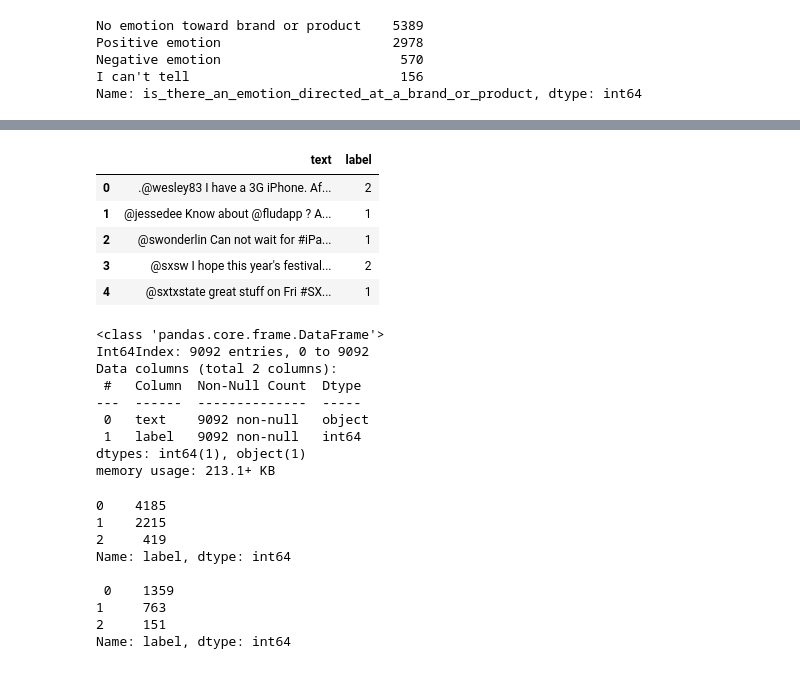
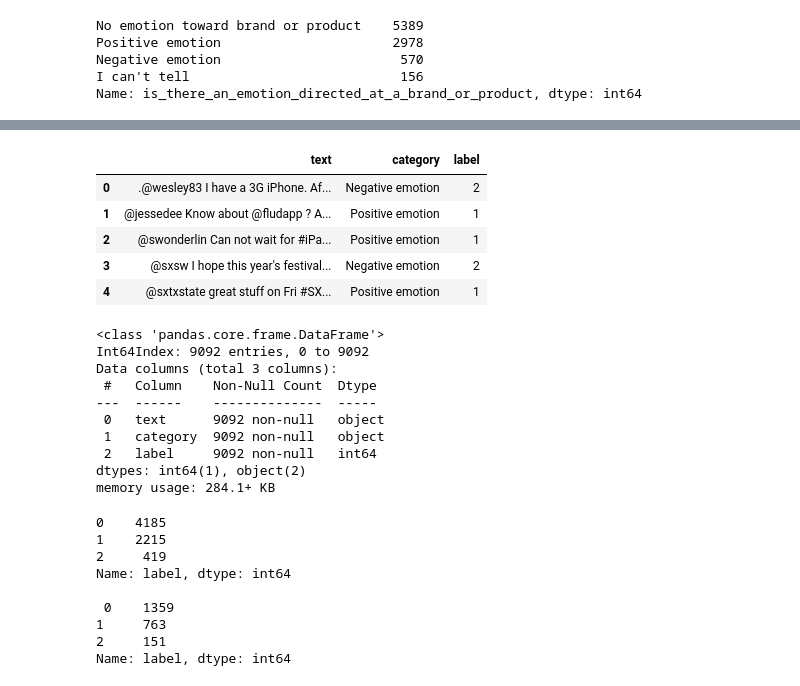
Before and after one commit to VolhaP87/Twitter_Sentiment_Analysis, a Jupyter notebook: Untitled.ipynb, the cells around one changed output, grey strips where cells are left out. Cells and saved outputs as stored; diff of their text form; code cells hidden in the pictures.

```diff
--- a/Untitled.ipynb
+++ b/Untitled.ipynb
@@ -45,6 +44,6 @@ I can't tell                           156
 Name: is_there_an_emotion_directed_at_a_brand_or_product, dtype: int64
 # %%
 data = df[['tweet_text', 'is_there_an_emotion_directed_at_a_brand_or_product']]
-data = data.rename(columns = {'tweet_text' : 'text', 'is_there_an_emotion_directed_at_a_brand_or_product' : 'label'})
+data = data.rename(columns = {'tweet_text' : 'text', 'is_there_an_emotion_directed_at_a_brand_or_product' : 'category'})
 data.head()
 # %% [output]
@@ -55,8 +54,8 @@ data.head()
 | 3 | @sxsw I hope this year's festival... | Negative emotion |
 | 4 | @sxtxstate great stuff on Fri #SX... | Positive emotion |
 # %%
-data['label'] = data['label'].replace("[',]", "", regex=True)
-data['label'].value_counts()
+data['category'] = data['category'].replace("[',]", "", regex=True)
+data['category'].value_counts()
 # %% [output]
 No emotion toward brand or product    5389
 Positive emotion                      2978
@@ -66,7 +65,7 @@ Name: label, dtype: int64
 # %%
-data['label'].replace('No emotion toward brand or product', 'Neutral emotion', inplace=True)
-data['label'].replace('I cant tell', 'Neutral emotion', inplace=True)
-data['label'].value_counts()
+data['category'].replace('No emotion toward brand or product', 'Neutral emotion', inplace=True)
+data['category'].replace('I cant tell', 'Neutral emotion', inplace=True)
+data['category'].value_counts()
 # %% [output]
 Neutral emotion     5545
 Positive emotion    2978
@@ -132,31 +131,32 @@ memory usage: 213.1+ KB
 # %%
 label = {
     'Neutral emotion' : 0,
     'Positive emotion' : 1,
     'Negative emotion' : 2
 }
-label_data = data['label'].map(label)
+label_data = data['category'].map(label)
 
 new_df = data.copy()
 new_df['label'] = label_data
 new_df.head()
 # %% [output]
-|  | text | label |
-| 0 | .@wesley83 I have a 3G iPhone. Af... | 2 |
-| 1 | @jessedee Know about @fludapp ? A... | 1 |
-| 2 | @swonderlin Can not wait for #iPa... | 1 |
-| 3 | @sxsw I hope this year's festival... | 2 |
-| 4 | @sxtxstate great stuff on Fri #SX... | 1 |
+|  | text | category | label |
+| 0 | .@wesley83 I have a 3G iPhone. Af... | Negative emotion | 2 |
+| 1 | @jessedee Know about @fludapp ? A... | Positive emotion | 1 |
+| 2 | @swonderlin Can not wait for #iPa... | Positive emotion | 1 |
+| 3 | @sxsw I hope this year's festival... | Negative emotion | 2 |
+| 4 | @sxtxstate great stuff on Fri #SX... | Positive emotion | 1 |
 # %%
 new_df.info()
 # %% [output]
 <class 'pandas.core.frame.DataFrame'>
 Int64Index: 9092 entries, 0 to 9092
-Data columns (total 2 columns):
- #   Column  Non-Null Count  Dtype
----  ------  --------------  -----
- 0   text    9092 non-null   object
- 1   label   9092 non-null   int64
-dtypes: int64(1), object(1)
-memory usage: 213.1+ KB
+Data columns (total 3 columns):
+ #   Column    Non-Null Count  Dtype
+---  ------    --------------  -----
+ 0   text      9092 non-null   object
+ 1   category  9092 non-null   object
+ 2   label     9092 non-null   int64
+dtypes: int64(1), object(2)
+memory usage: 284.1+ KB
 # %%
```
Also changed, not shown: parts of 23 cells of this notebook.
